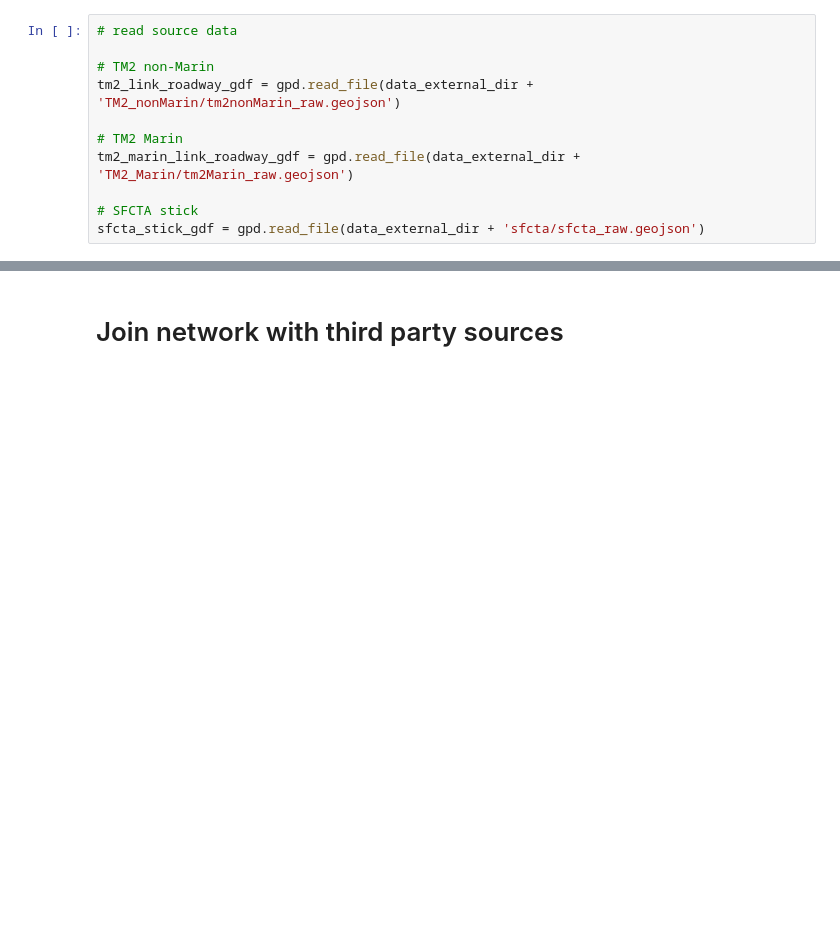
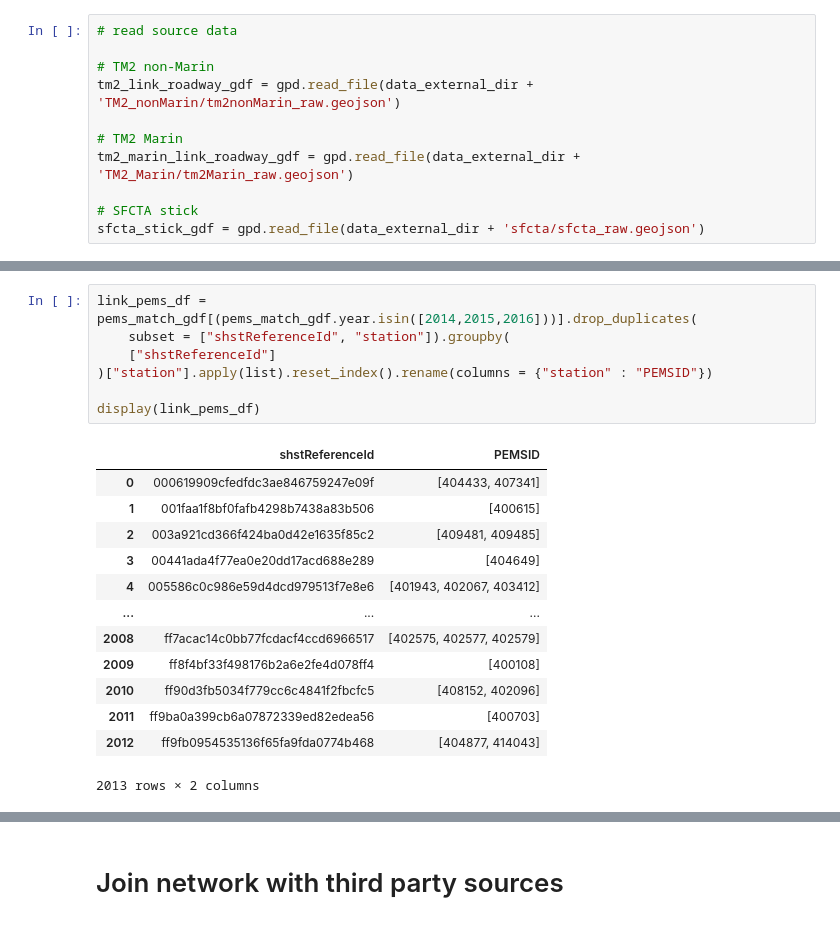
Before and after one commit to BayAreaMetro/travel-model-two-networks, a Jupyter notebook: notebooks/pipeline/step4d_conflate_with_third_party.ipynb, the cells around one changed output, grey strips where cells are left out. Saved outputs shown, nothing was run; the diff lists cells and outputs as text; blank space fills up the shorter version.

```diff
--- a/notebooks/pipeline/step4d_conflate_with_third_party.ipynb
+++ b/notebooks/pipeline/step4d_conflate_with_third_party.ipynb
@@ -391,0 +325,21 @@ unique_sfcta_match_gdf.rename(columns = {"A" : "sfcta_A", "B" : "sfcta_B", "FT"
+# %%
+link_pems_df = pems_match_gdf[(pems_match_gdf.year.isin([2014,2015,2016]))].drop_duplicates(
+    subset = ["shstReferenceId", "station"]).groupby(
+    ["shstReferenceId"]
+)["station"].apply(list).reset_index().rename(columns = {"station" : "PEMSID"})
+
+display(link_pems_df)
+# %% [output]
+|  | shstReferenceId | PEMSID |
+| 0 | 000619909cfedfdc3ae846759247e09f | [404433, 407341] |
+| 1 | 001faa1f8bf0fafb4298b7438a83b506 | [400615] |
+| 2 | 003a921cd366f424ba0d42e1635f85c2 | [409481, 409485] |
+| 3 | 00441ada4f77ea0e20dd17acd688e289 | [404649] |
+| 4 | 005586c0c986e59d4dcd979513f7e8e6 | [401943, 402067, 403412] |
+| ... | ... | ... |
+| 2008 | ff7acac14c0bb77fcdacf4ccd6966517 | [402575, 402577, 402579] |
+| 2009 | ff8f4bf33f498176b2a6e2fe4d078ff4 | [400108] |
+| 2010 | ff90d3fb5034f779cc6c4841f2fbcfc5 | [408152, 402096] |
+| 2011 | ff9ba0a399cb6a07872339ed82edea56 | [400703] |
+| 2012 | ff9fb0954535136f65fa9fda0774b468 | [404877, 414043] |
+2013 rows × 2 columns
```
Also changed, not shown: parts of 43 cells of this notebook, 1 other file.
